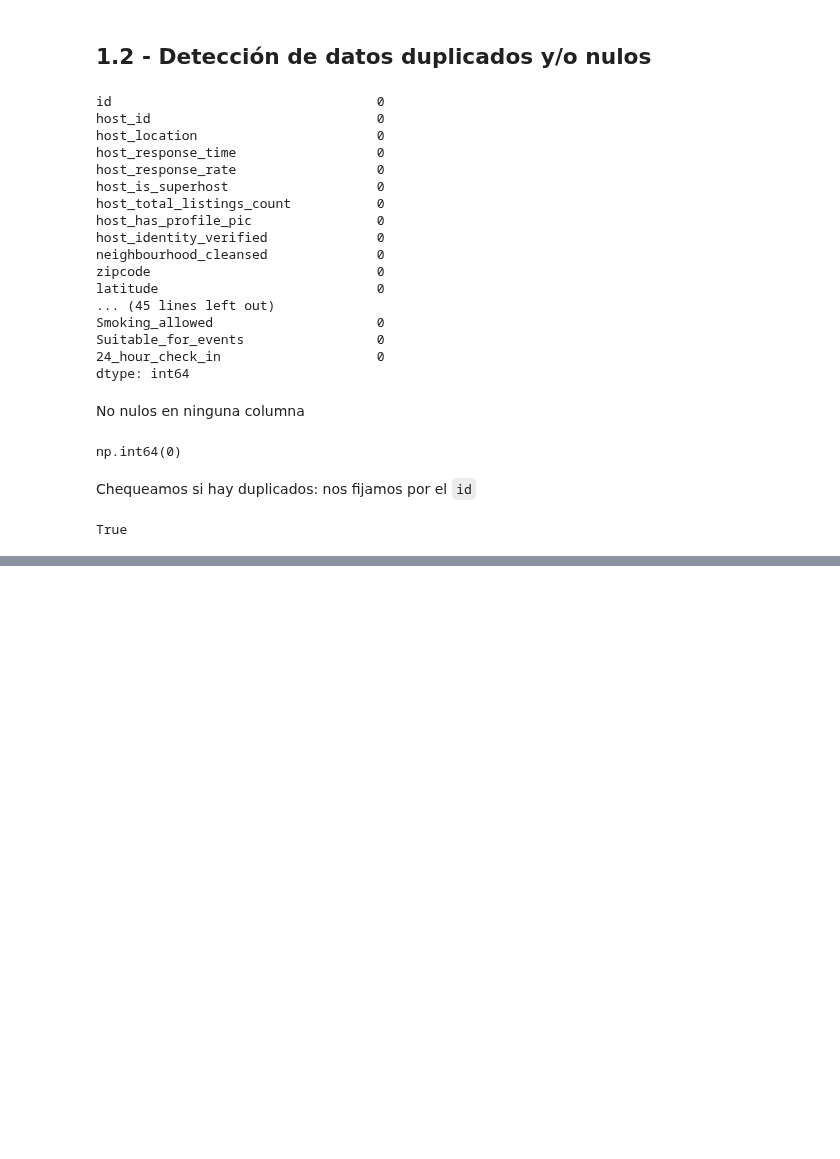
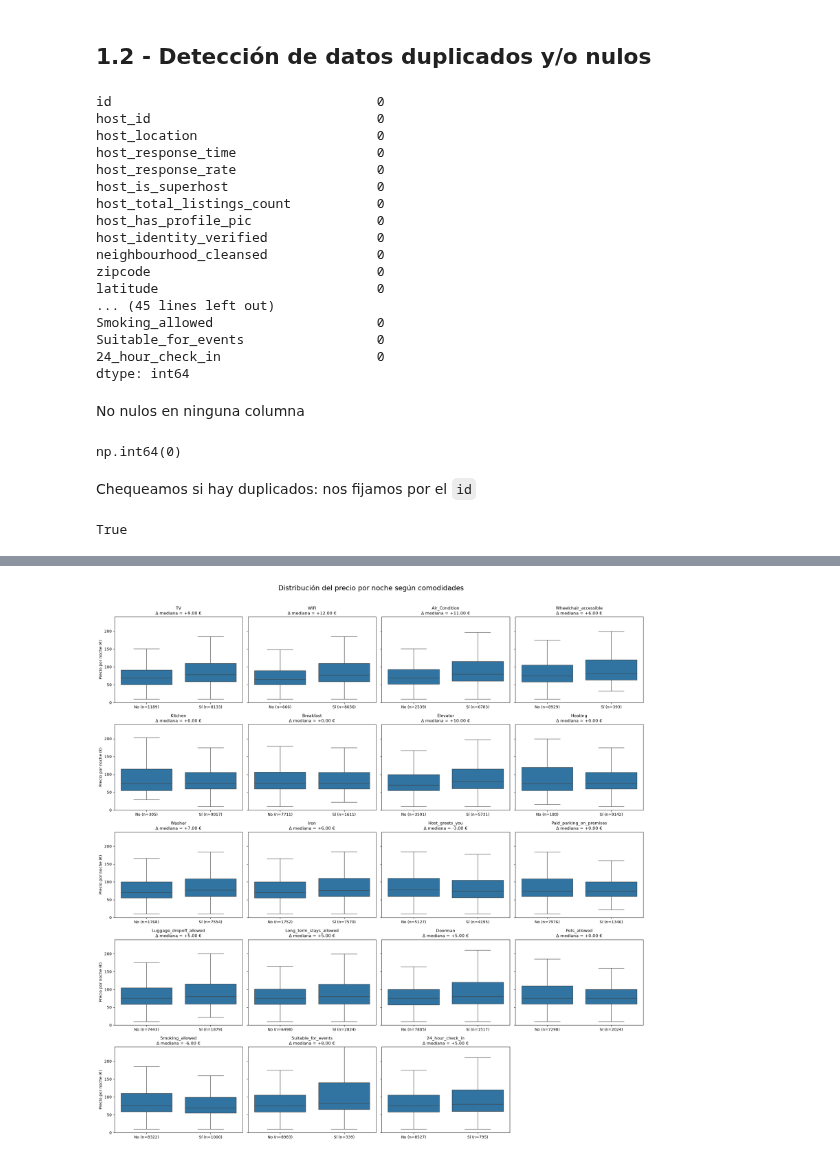
Before and after one commit to santidrelew/tp-mpg, a Jupyter notebook: tp_mpg.ipynb, the cells around one changed output, grey strips where cells are left out. Drawn from its saved outputs; the diff is of its cells as text; code cells hidden in the pictures; blank space fills up the shorter version.

```diff
--- a/tp_mpg.ipynb
+++ b/tp_mpg.ipynb
@@ -10,7 +13,7 @@ import pandas as pd
 ## **1.1 - CARGA DEL DATASET**
 # %%
 # Download latest version
-RAW_DATA_PATH = kagglehub.dataset_download("antoniokaggle/milan-airbnb-open-data-only-entire-apartments", force_download=True)
+RAW_DATA_PATH = kagglehub.dataset_download("antoniokaggle/milan-airbnb-open-data-only-entire-apartments")
 
 print("Path to dataset files:", RAW_DATA_PATH)
 # %% [output]
@@ -73,0 +167,80 @@ True
+# %%
+amenities = [
+    "TV",
+    "WiFi",
+    "Air_Condition",
+    "Wheelchair_accessible",
+    "Kitchen",
+    "Breakfast",
+    "Elevator",
+    "Heating",
+    "Washer",
+    "Iron",
+    "Host_greets_you",
+    "Paid_parking_on_premises",
+    "Luggage_dropoff_allowed",
+    "Long_term_stays_allowed",
+    "Doorman",
+    "Pets_allowed",
+    "Smoking_allowed",
+    "Suitable_for_events",
+    "24_hour_check_in",
+]
+
+# Configuración de la grilla
+n_cols = 4
+n_rows = int(np.ceil(len(amenities) / n_cols))
+
+fig, axes = plt.subplots( n_rows, n_cols, figsize=(20, 20), sharey=True)
+
+axes = axes.flatten()
+
+for ax, col in zip(axes, amenities):
+
+    sns.boxplot(
+        data=df_raw,
+        x=col,
+        y="daily_price",
+        order=[0, 1],
+        showfliers=False,
+        ax=ax
+    )
+
+    # Diferencia de medianas: con comodidad - sin comodidad
+    medianas = df_raw.groupby(col)["daily_price"].median()
+    diferencia = medianas.get(1, np.nan) - medianas.get(0, np.nan)
+
+    # Cantidad de observaciones por grupo
+    counts = df_raw[col].value_counts()
+
+    ax.set_title(
+        f"{col}\nΔ mediana = {diferencia:+.2f} €",
+        fontsize=11
+    )
+
+    ax.set_xticks([0, 1])
+    ax.set_xticklabels([
+        f"No (n={counts.get(0, 0)})",
+        f"Sí (n={counts.get(1, 0)})"
+    ])
+
+    ax.set_xlabel("")
+    ax.set_ylabel("Precio por noche (€)")
+
+    # Mismo rango para todos los gráficos
+    ax.set_ylim(0, df_raw["daily_price"].quantile(0.95))
+
+# Eliminar ejes sobrantes
+for ax in axes[len(amenities):]:
+    ax.remove()
+
+fig.suptitle(
+    "Distribución del precio por noche según comodidades",
+    fontsize=18,
+    y=1.01
+)
+
+plt.tight_layout()
+plt.show()
+# %% [output]
+[figure, added]
```
Also changed, not shown: parts of 10 cells of this notebook, 3 other files.
